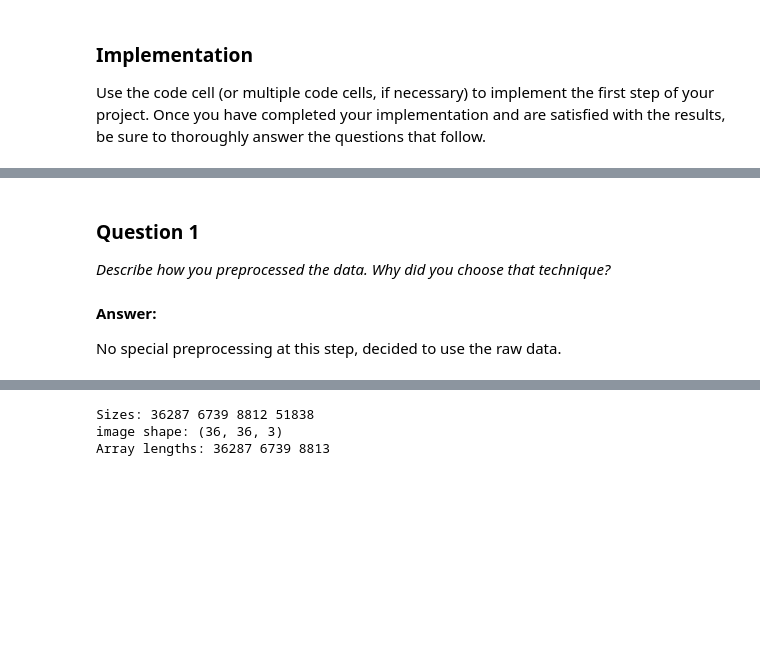
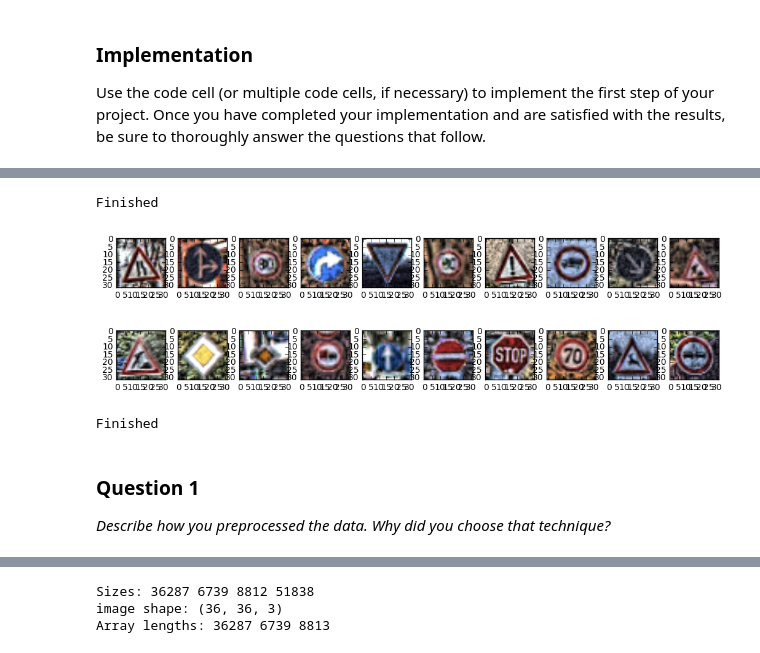
Before and after one commit to craigvargas/sdc-project-2-german-street-signs, a Jupyter notebook: Traffic_Sign_Classifier.ipynb, the cells around one changed output, grey strips where cells are left out. Cells and saved outputs as stored; diff of their text form; code cells hidden in the pictures; blank space fills up the shorter version.

```diff
--- a/Traffic_Sign_Classifier.ipynb
+++ b/Traffic_Sign_Classifier.ipynb
@@ -146,0 +243,28 @@ data_length = len(full_x)
+# %%
+# plt.figure(figsize=(1,1))
+# plt.imshow(my_x[259194])
+# print(my_y[259194])
+my_x = copy_x.copy()
+my_y = copy_y.copy()
+print("Finished")
+# %% [output]
+Finished
+# %%
+#Show 10 images:
+len_my_x = len(my_x)
+# plt.figure(figsize=(1,1))
+fig = plt.figure(num=0,figsize=(10,3))
+plotrows = 2
+plotcols = 10
+rowratio = 1/(plotrows)
+colratio = 1/(plotcols)
+for row in range(plotrows):
+    for col in range(plotcols):
+        rect = [col*colratio+0.01, row*rowratio+0.01, colratio-0.02, rowratio-0.02]
+        subplot = fig.add_axes(rect)
+        index = random.randint(0, len_my_x)
+        subplot.imshow(my_x[index])
+
+# print(my_x[0, 15, 15, :])
+# %% [output]
+[figure, added]
@@ -147,8 +273,15 @@ data_length = len(full_x)
+# %%
+from sklearn.utils import shuffle
+
+data_length = len_my_x
+my_x, my_y = shuffle(my_x, my_y)
+train_size = int(data_length * 0.7)
+validation_size = int(data_length * 0.13)
+test_size = int(data_length * 0.17)
+print("Finished")
+# %% [output]
+Finished
 # %% [markdown]
 ### Question 1
 
 _Describe how you preprocessed the data. Why did you choose that technique?_
-# %% [markdown]
-**Answer:**
-
-No special preprocessing at this step, decided to use the raw data.
```
Also changed, not shown: parts of 23 cells of this notebook, 1 other file.
